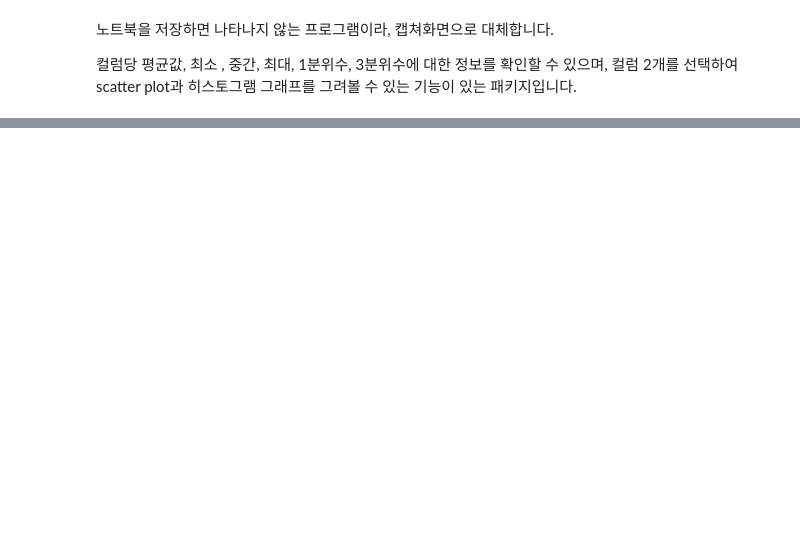
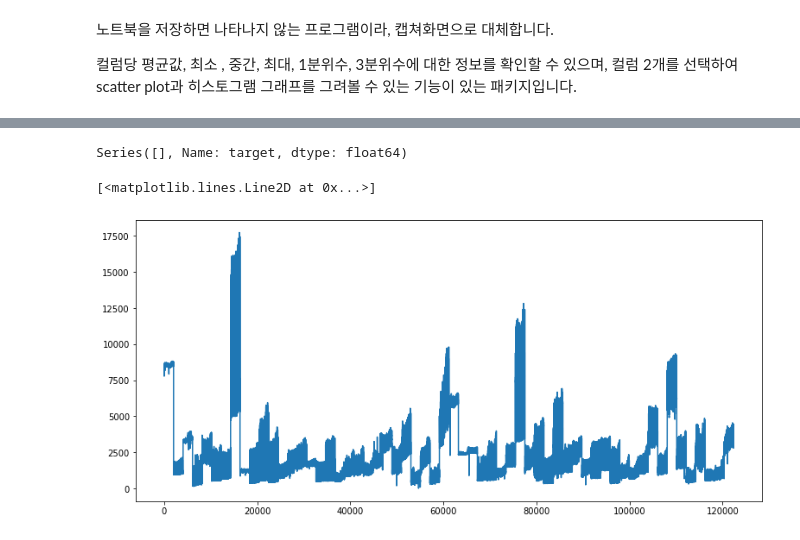
Before and after one commit to top-warrior/electronic, a Jupyter notebook: MAIN CODE NOTEBOOK.ipynb, the cells around one changed output, grey strips where cells are left out. Cells and saved outputs as stored; diff of their text form; code cells hidden in the pictures; blank space fills up the shorter version.

```diff
--- a/MAIN CODE NOTEBOOK.ipynb
+++ b/MAIN CODE NOTEBOOK.ipynb
@@ -124,0 +156,10 @@ train 데이터 전체를 살펴보기도 하고, 건물번호 별로 살펴보
+# %%
+ts=ts.interpolate(method='time')
+
+print(ts[ts.isna()])
+
+plt.plot(ts)
+# %% [output]
+Series([], Name: target, dtype: float64)
+[<matplotlib.lines.Line2D at 0x...>]
+[figure, added]
```
Also changed, not shown: parts of 22 cells of this notebook.
